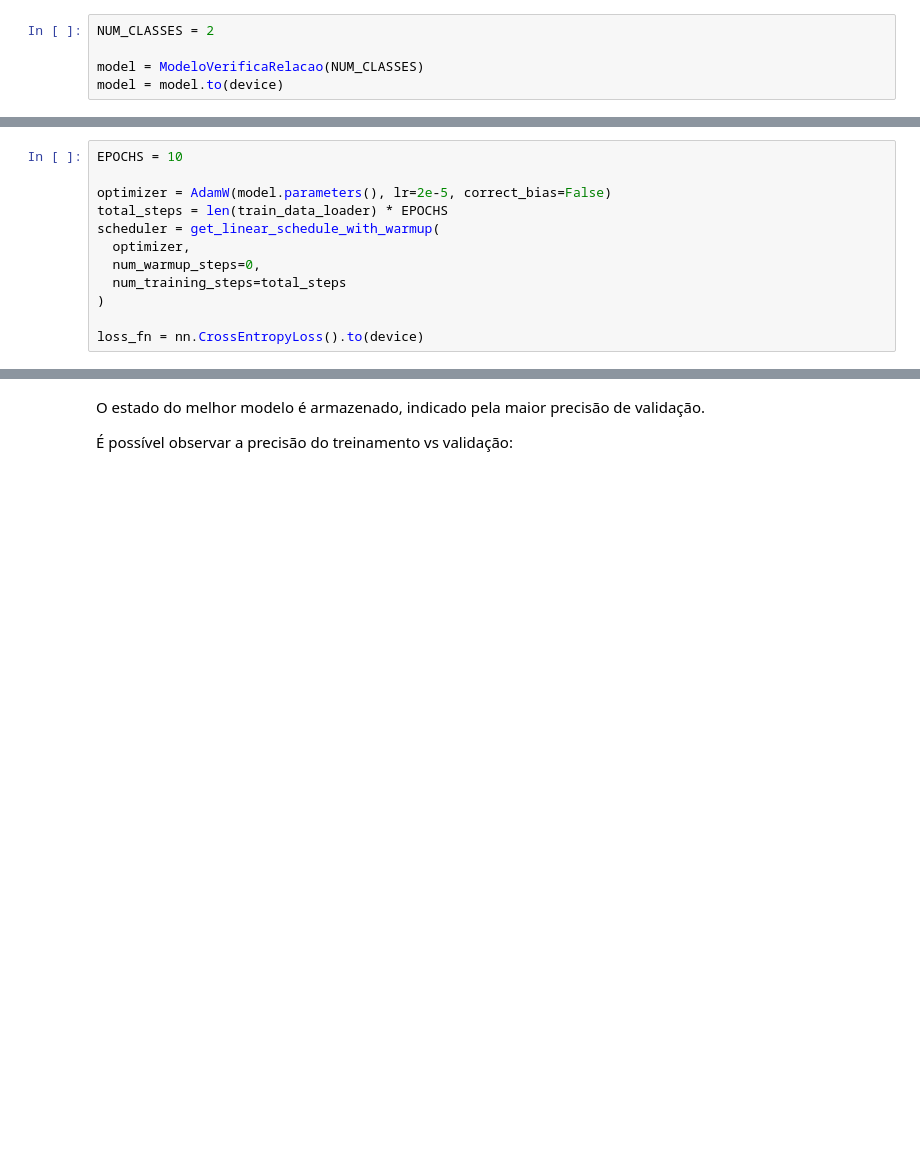
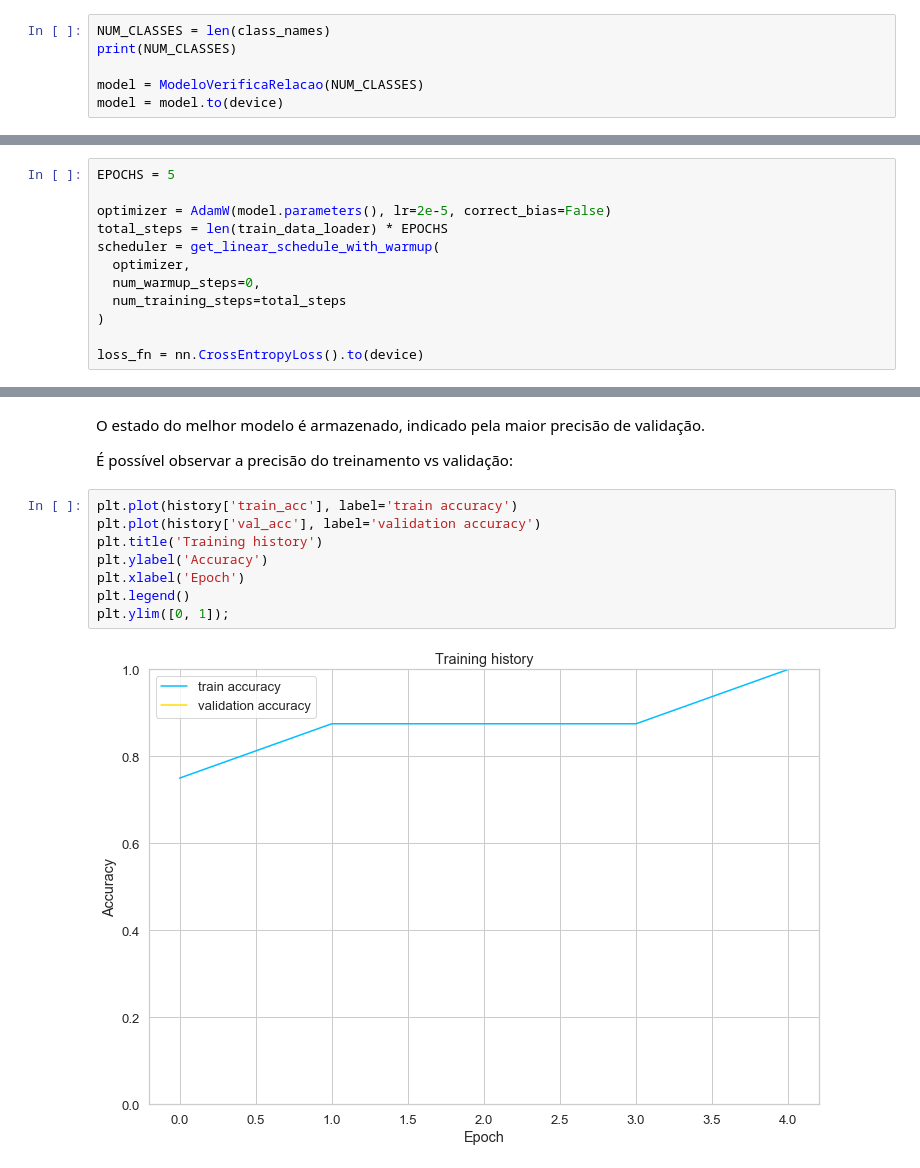
Before and after one commit to DanielReeyes/relation-extraction-deep-learning, a Jupyter notebook: notebook/RelationIdentifierBERT.ipynb, the cells around one changed output, grey strips where cells are left out. Drawn from its saved outputs; the diff is of its cells as text; blank space fills up the shorter version.

```diff
--- a/notebook/RelationIdentifierBERT.ipynb
+++ b/notebook/RelationIdentifierBERT.ipynb
@@ -298,7 +300,8 @@ class ModeloVerificaRelacao(nn.Module):
 # %% [markdown]
 Criando uma instância e movê-la para a GPU <b>(caso tenha)</b>
 # %%
-NUM_CLASSES = 2
+NUM_CLASSES = len(class_names)
+print(NUM_CLASSES)
 
 model = ModeloVerificaRelacao(NUM_CLASSES)
 model = model.to(device)
@@ -318,7 +323,7 @@ torch.Size([8, 98])
 
 Para reproduzir o procedimento de treinamento do artigo de BERT, usamos o otimizador AdamW fornecido por Hugging Face. Ele corrige a deterioração do peso. Também usaremos um agendador linear sem etapas de warmup:
 # %%
-EPOCHS = 10
+EPOCHS = 5
 
 optimizer = AdamW(model.parameters(), lr=2e-5, correct_bias=False)
 total_steps = len(train_data_loader) * EPOCHS
@@ -451,3 +456,13 @@ Wall time: 14min 18s
 O estado do melhor modelo é armazenado, indicado pela maior precisão de validação.
 
 É possível observar a precisão do treinamento vs validação:
+# %%
+plt.plot(history['train_acc'], label='train accuracy')
+plt.plot(history['val_acc'], label='validation accuracy')
+plt.title('Training history')
+plt.ylabel('Accuracy')
+plt.xlabel('Epoch')
+plt.legend()
+plt.ylim([0, 1]);
+# %% [output]
+[figure, added]
```
Also changed, not shown: parts of 15 cells of this notebook.
